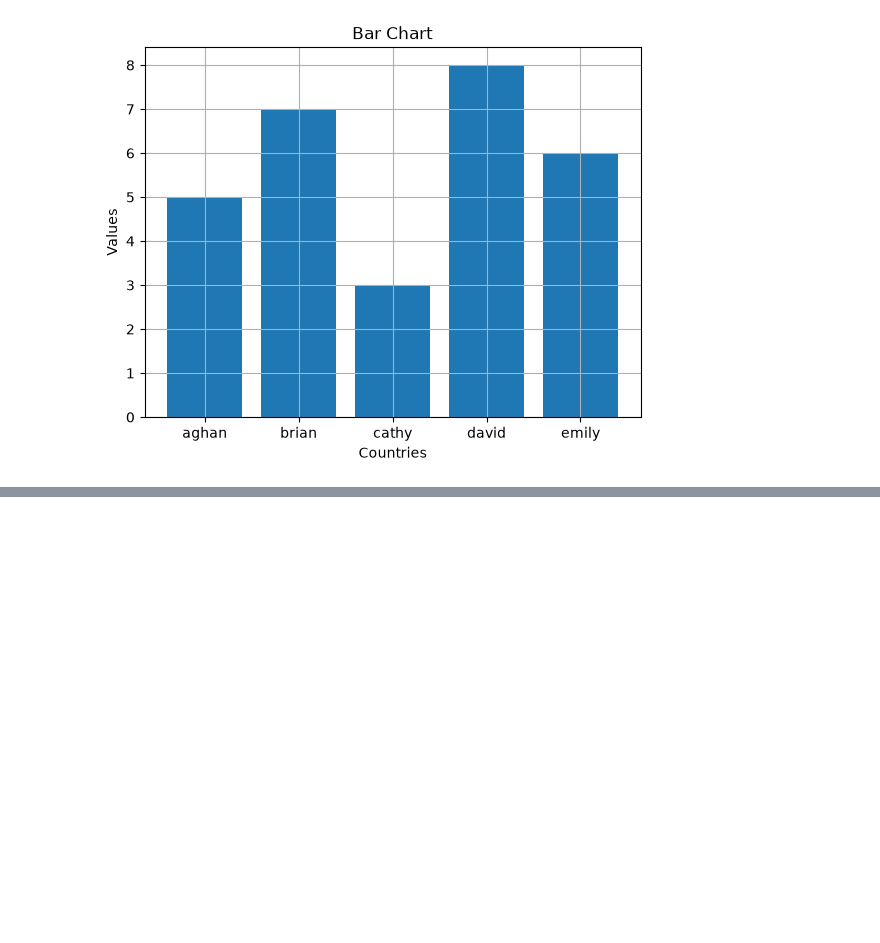
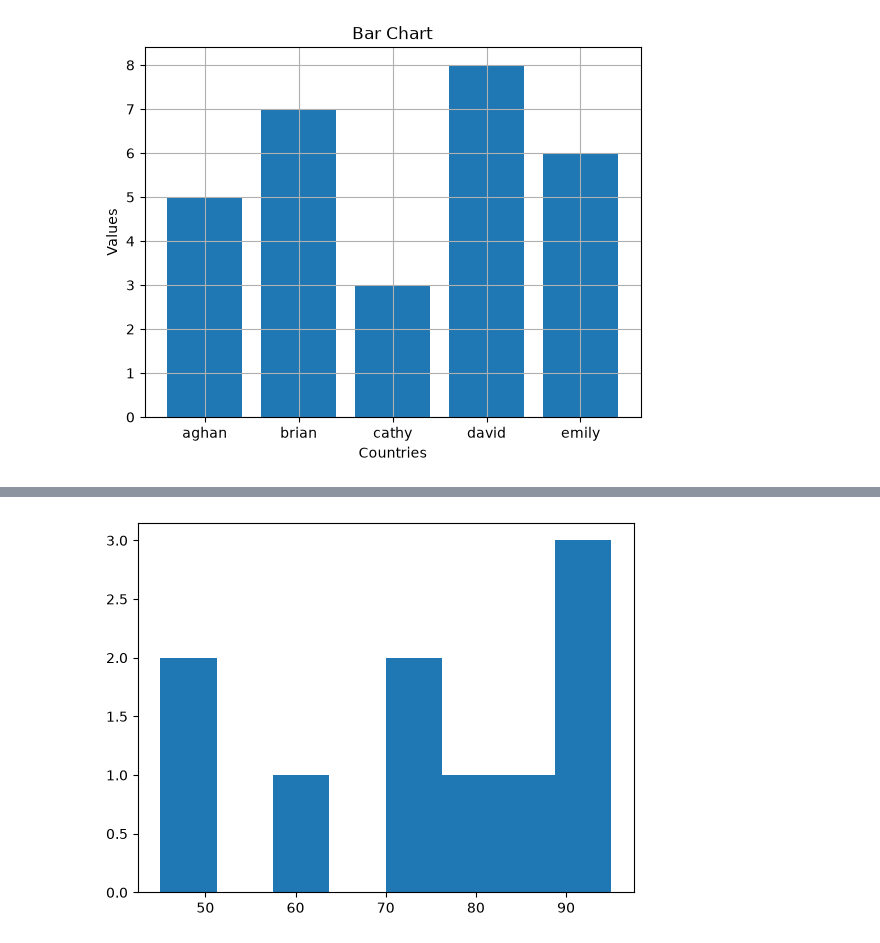
Before and after one commit to akmal-05/101-Python-for-Data-Science, a Jupyter notebook: D16_Matplotlib.ipynb, the cells around one changed output, grey strips where cells are left out. Saved outputs shown, nothing was run; the diff lists cells and outputs as text; code cells hidden in the pictures; blank space fills up the shorter version.

```diff
--- a/D16_Matplotlib.ipynb
+++ b/D16_Matplotlib.ipynb
@@ -38,0 +63,7 @@ plt.show()
+# %%
+marks = [45,50,60,70,70,80,85,90,90,95]
+
+plt.hist(marks, bins=8)
+plt.show()
+# %% [output]
+[figure, added]
```
Also changed, not shown: parts of 4 cells of this notebook.
